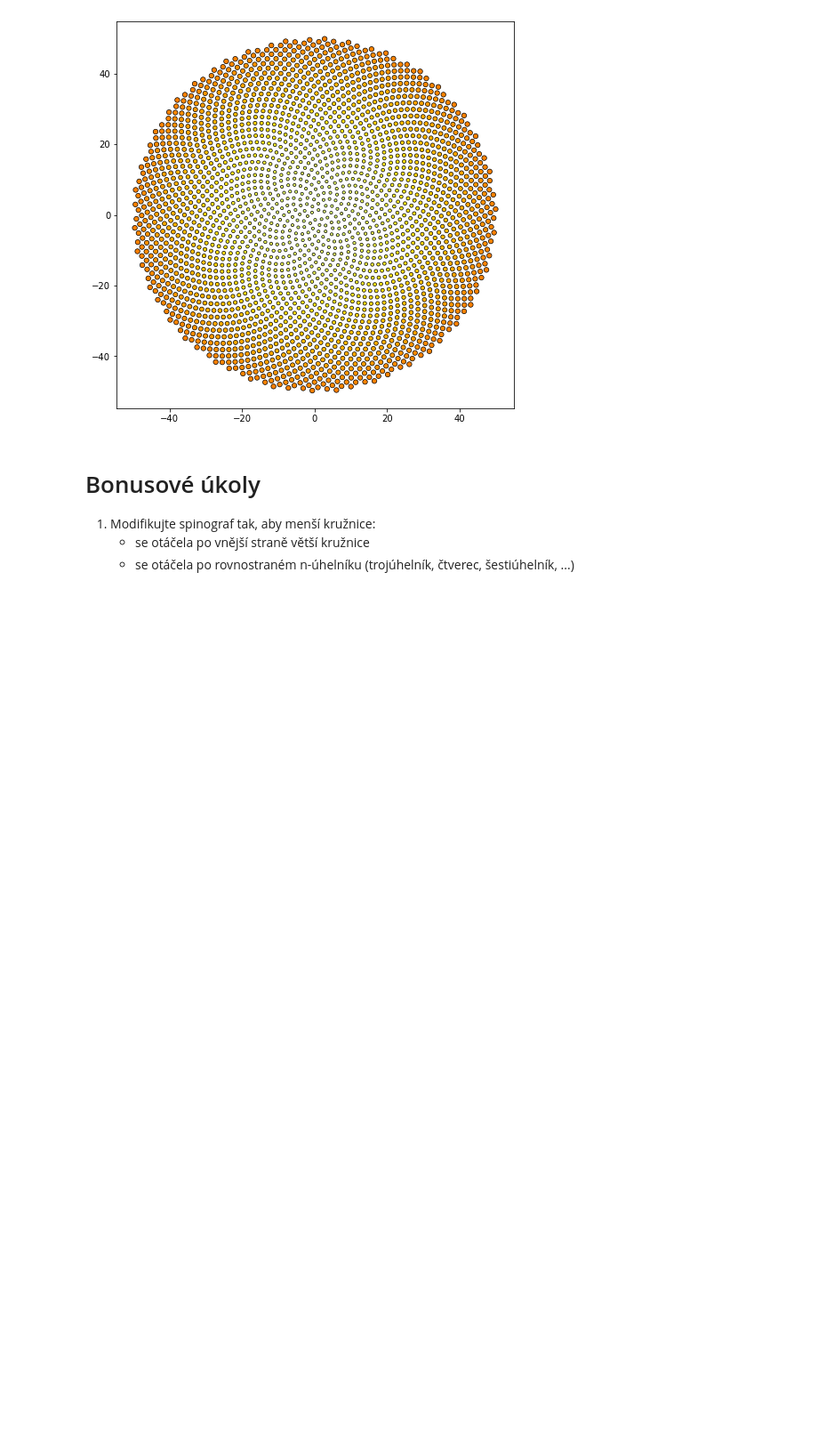
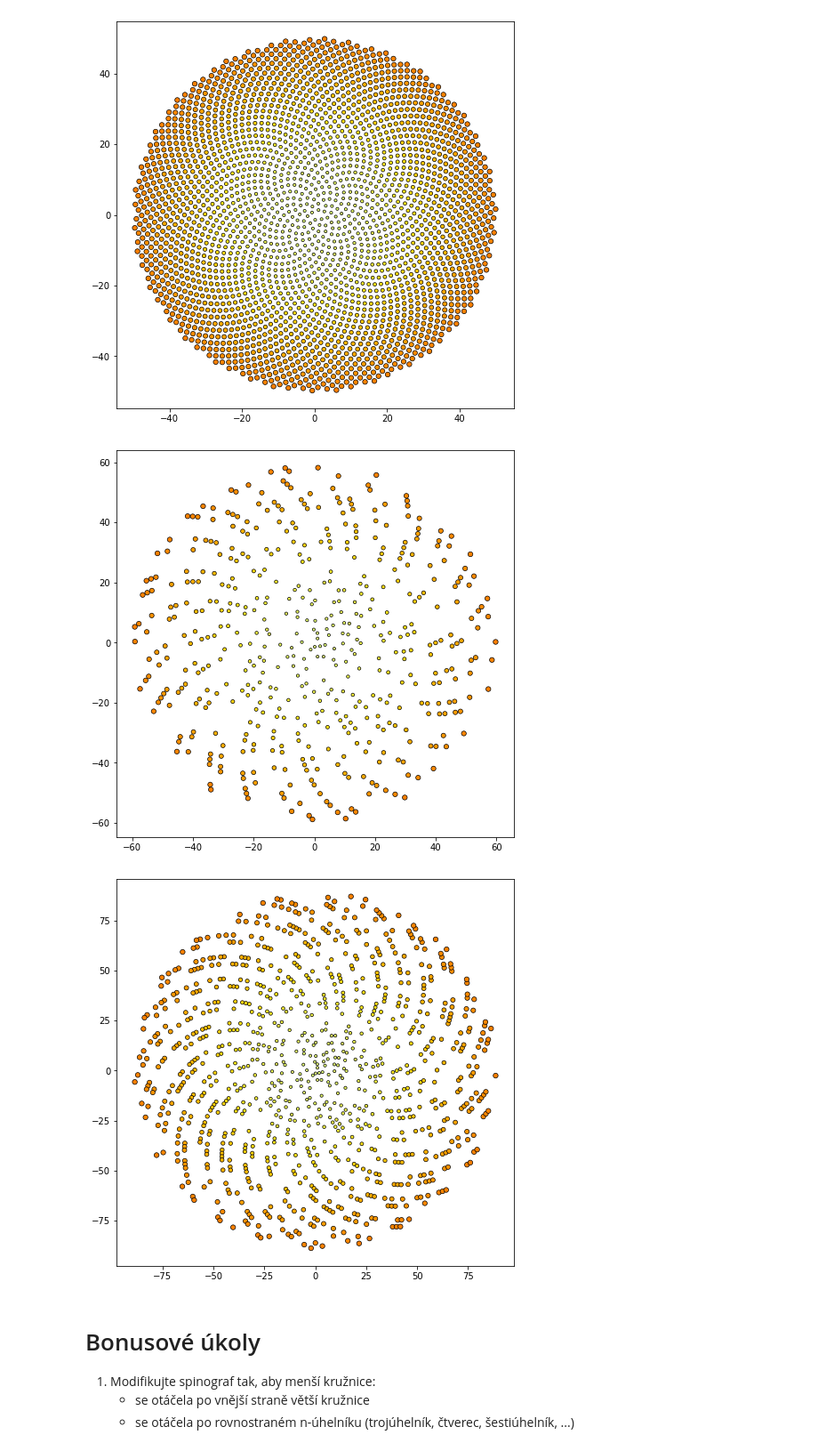
Before and after one commit to TAB0048/vvp-DU, a Jupyter notebook: DU4/DU4.ipynb, the cells around one changed output. Shown at 89% size. Saved outputs shown, nothing was run; the diff lists cells and outputs as text; code cells hidden in the pictures; blank space fills up the shorter version.

Commit message:
Sunflower prime points implemented

```diff
--- a/DU4/DU4.ipynb
+++ b/DU4/DU4.ipynb
@@ -158,6 +158,38 @@ sunflower_points(2500)
 [figure]
 [figure]
 [figure]
+# %%
+# part 2 implementation
+import sympy
+
+def sunflower_points_prime(n):
+    N = []
+    i = 2
+    while len(N) < n:
+        if (sympy.isprime(i)):
+            N.append(i)
+        i += 1
+
+    ϕ = np.pi * (3 - np.sqrt(5))
+    r = np.sqrt(N)
+    θ = [i * ϕ for i in N]
+
+    x = r * np.cos(θ)
+    y = r * np.sin(θ)
+
+    marker_sizes = np.linspace(10, 30, len(x))
+    colors = np.linspace(0, 1, len(x))
+
+    fig = plt.figure(figsize=(8, 8))
+    plt.scatter(x, y, s=marker_sizes, c=colors, cmap="Wistia", edgecolors="black", lw=0.7)
+    plt.show()
+# %%
+# testing
+sunflower_points_prime(500)
+sunflower_points_prime(1000)
+# %% [output]
+[figure, added]
+[figure, added]
 # %% [markdown]
 # Bonusové úkoly
 1. Modifikujte spinograf tak, aby menší kružnice:
```
Also changed, not shown: parts of 1 cell of this notebook.
